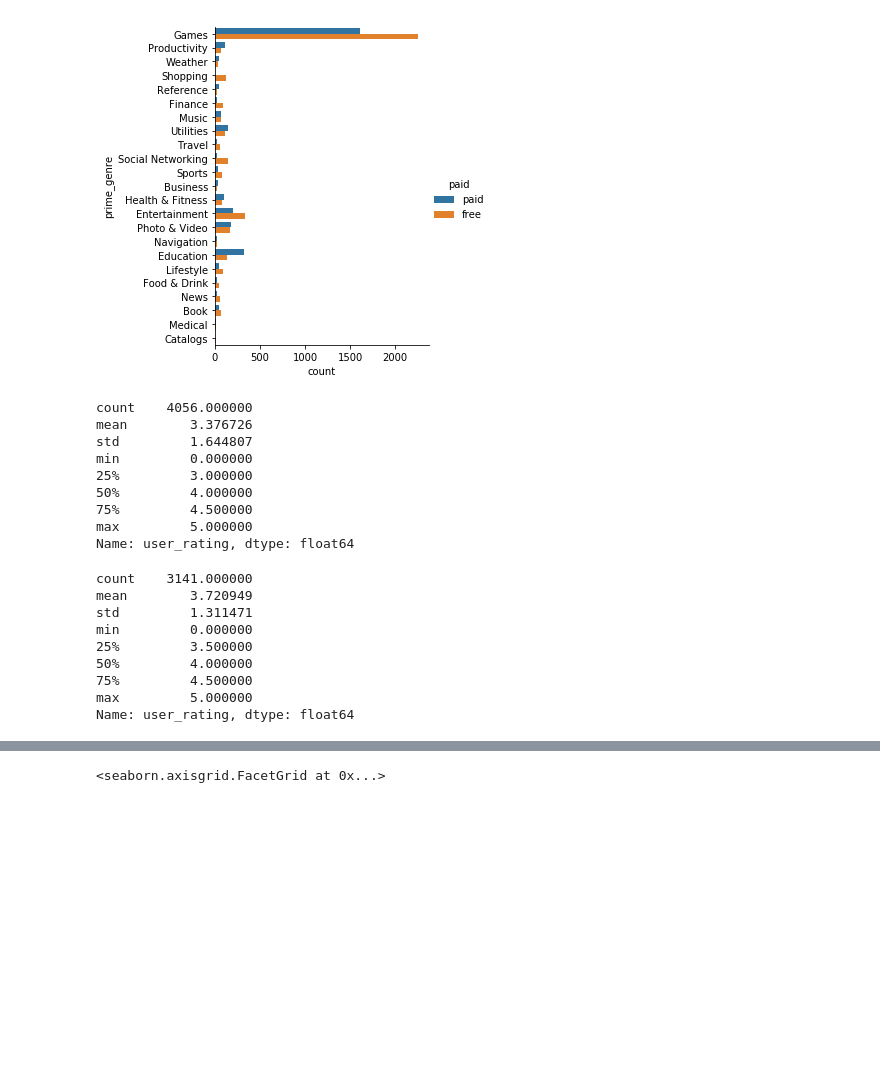
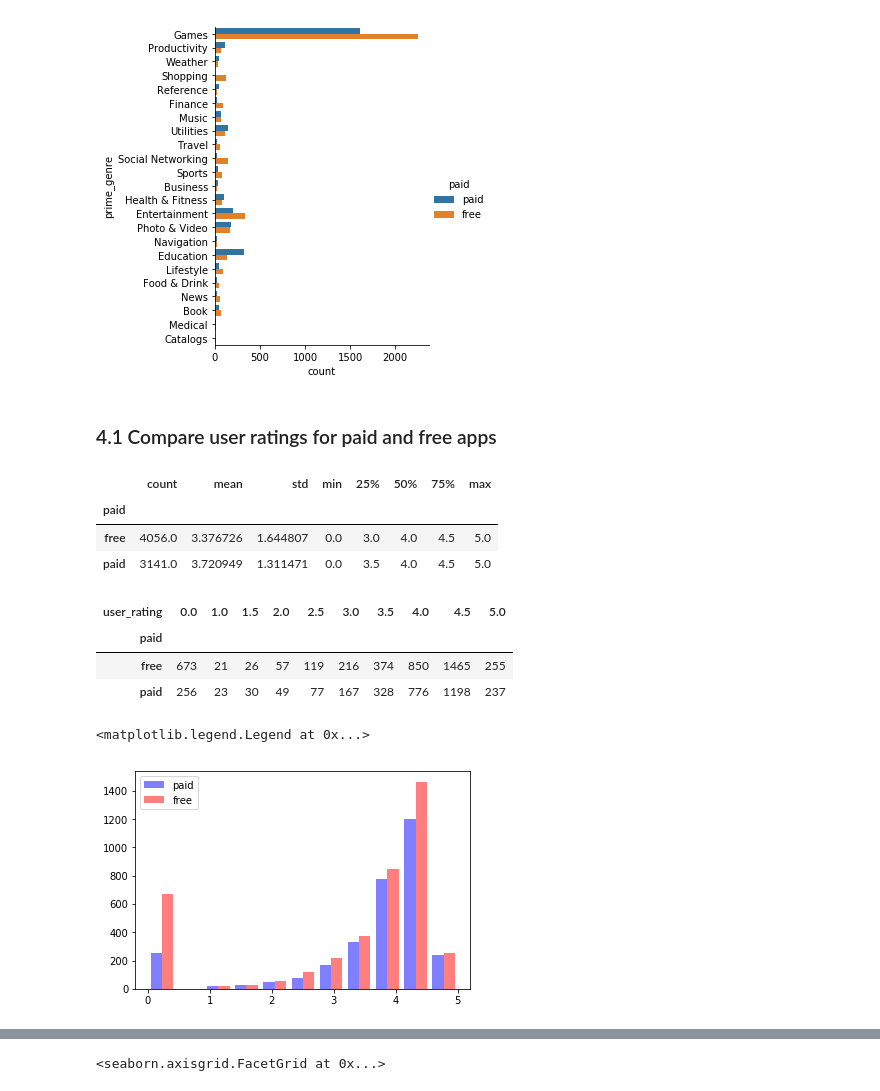
Before and after one commit to nanli-7/app-store-apple-data, a Jupyter notebook: apple-store-apps.ipynb, the cells around one changed output, grey strips where cells are left out. Drawn from its saved outputs; the diff is of its cells as text; code cells hidden in the pictures; blank space fills up the shorter version.

Commit message:
update groupby functions

```diff
--- a/apple-store-apps.ipynb
+++ b/apple-store-apps.ipynb
@@ -239,29 +240,28 @@ seaborn.catplot(y="prime_genre", hue="paid", kind="count", data=apps)
 # %% [output]
 <seaborn.axisgrid.FacetGrid at 0x...>
 [figure]
+# %% [markdown]
+### 4.1 Compare user ratings for paid and free apps
 # %%
-# ratings distribution for free apps
-free_apps.user_rating.describe()
+# compare ratings distribution for free apps and paid apps, paid apps have higher mean user rating with smaller
+# standard deviation
+apps.groupby('paid')['user_rating'].describe()
 # %% [output]
-count    4056.000000
-mean        3.376726
-std         1.644807
-min         0.000000
-25%         3.000000
-50%         4.000000
-75%         4.500000
-max         5.000000
-Name: user_rating, dtype: float64
+|  | count | mean | std | min | 25% | 50% | 75% | max |
+| paid |  |  |  |  |  |  |  |  |
+| free | 4056.0 | 3.376726 | 1.644807 | 0.0 | 3.0 | 4.0 | 4.5 | 5.0 |
+| paid | 3141.0 | 3.720949 | 1.311471 | 0.0 | 3.5 | 4.0 | 4.5 | 5.0 |
-# %%
-# paid apps have slightly higher user rating than free apps
-paid_apps.user_rating.describe()
-# %% [output]
-count    3141.000000
-mean        3.720949
-std         1.311471
-min         0.000000
-25%         3.500000
-50%         4.000000
-75%         4.500000
-max         5.000000
-Name: user_rating, dtype: float64
+# %%
+apps.groupby(['paid','user_rating']).size().unstack()
+# %% [output]
+| user_rating | 0.0 | 1.0 | 1.5 | 2.0 | 2.5 | 3.0 | 3.5 | 4.0 | 4.5 | 5.0 |
+| paid |  |  |  |  |  |  |  |  |  |  |
+| free | 673 | 21 | 26 | 57 | 119 | 216 | 374 | 850 | 1465 | 255 |
+| paid | 256 | 23 | 30 | 49 | 77 | 167 | 328 | 776 | 1198 | 237 |
+# %%
+# histograms of user ratings, in absolute numbers
+plt.hist([paid_apps.user_rating,free_apps.user_rating],color=['b','r'], alpha=0.5, label=['paid','free'], bins=11)
+plt.legend()
+# %% [output]
+<matplotlib.legend.Legend at 0x...>
+[figure, added]
```
Also changed, not shown: parts of 14 cells of this notebook.
